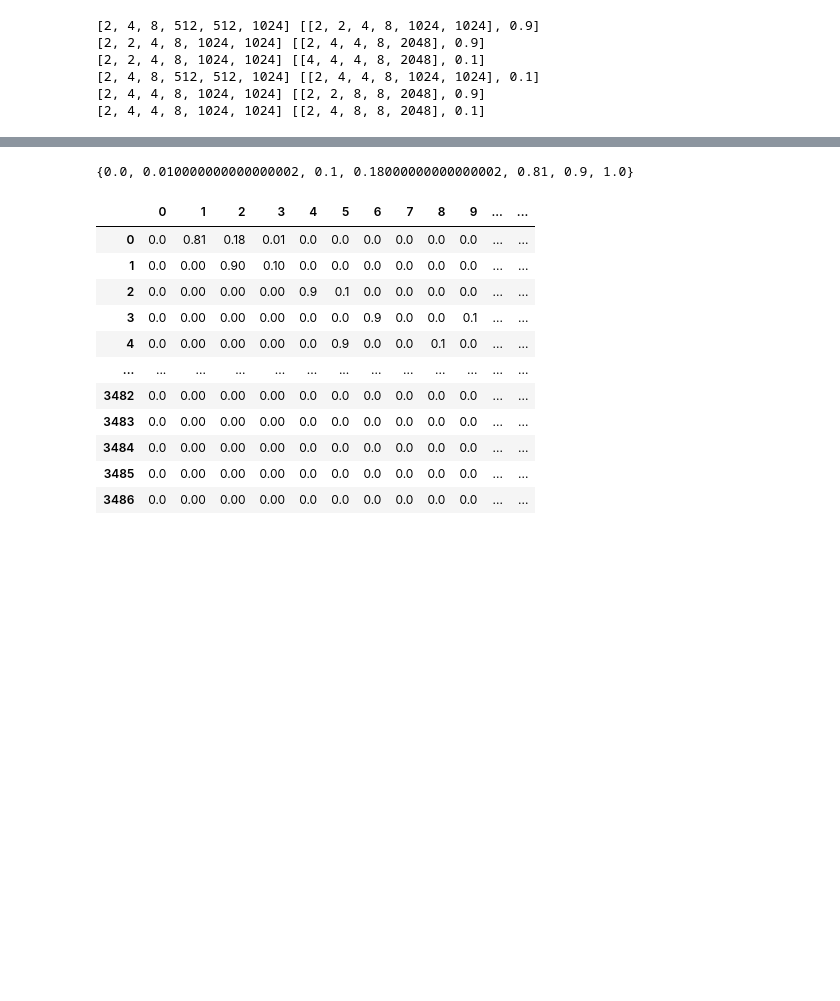
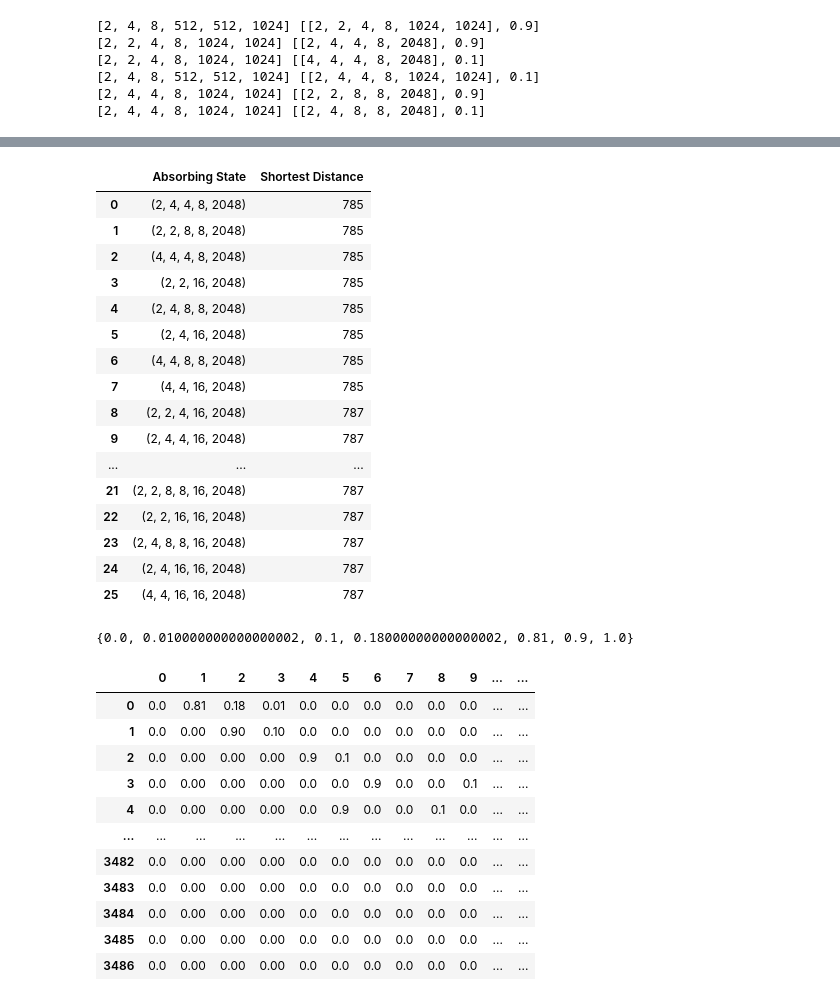
Before and after one commit to potpot1029/ESTR2018_Project, a Jupyter notebook: markov_chain.ipynb, the cells around one changed output, grey strips where cells are left out. Drawn from its saved outputs; the diff is of its cells as text; code cells hidden in the pictures; blank space fills up the shorter version.

```diff
--- a/markov_chain.ipynb
+++ b/markov_chain.ipynb
@@ -29,7 +29,7 @@ def merge_tiles(state):
 def generate_states():
     NEW_TILES = {2: 0.9, 4: 0.1}
     states = [[0], [2, 2], [2, 4], [4, 4]]
-    def helper(cur_state, no_of_two, no_of_four):
+    def helper(cur_state):
         if cur_state[-1] == 2048:
             return
         else:
@@ -195,3 +225,25 @@ generate_chain_part([2, 4, 8, 512, 512, 1024])
 [2, 4, 8, 512, 512, 1024] [[2, 4, 4, 8, 1024, 1024], 0.1]
 [2, 4, 4, 8, 1024, 1024] [[2, 2, 8, 8, 2048], 0.9]
 [2, 4, 4, 8, 1024, 1024] [[2, 4, 8, 8, 2048], 0.1]
+# %%
+def shortest_path():
+    queue = [[0]]
+    visited = []
+    distance = {tuple(state): 0 for state in states}
+    while len(queue) > 0:
+        head = queue.pop(0)
+
+        if head in visited:
+            continue
+
+        visited.append(head)
+        print("Visiting: " + str(head))
+
+        for next in next_states[tuple(head)]:
+            next_state = next[0]
+            if next_state not in visited:
+                queue.append(next_state)
+                distance[tuple(next_state)] = distance[tuple(head)] + 1
+    return distance
+# %%
+distance = shortest_path()
@@ -198,3 +288,29 @@ generate_chain_part([2, 4, 8, 512, 512, 1024])
+# %%
+shortest_to_absorbing = {state: dist for state, dist in distance.items() if state[-1] == 2048}
+# %%
+shortest_to_absorbing_df = pd.DataFrame({
+    "Absorbing State": [state for state in shortest_to_absorbing],
+    "Shortest Distance": [dist for dist in shortest_to_absorbing.values()]
+})
+shortest_to_absorbing_df
+# %% [output]
+|  | Absorbing State | Shortest Distance |
+| 0 | (2, 4, 4, 8, 2048) | 785 |
+| 1 | (2, 2, 8, 8, 2048) | 785 |
+| 2 | (4, 4, 4, 8, 2048) | 785 |
+| 3 | (2, 2, 16, 2048) | 785 |
+| 4 | (2, 4, 8, 8, 2048) | 785 |
+| 5 | (2, 4, 16, 2048) | 785 |
+| 6 | (4, 4, 8, 8, 2048) | 785 |
+| 7 | (4, 4, 16, 2048) | 785 |
+| 8 | (2, 2, 4, 16, 2048) | 787 |
+| 9 | (2, 4, 4, 16, 2048) | 787 |
+| ... | ... | ... |
+| 21 | (2, 2, 8, 8, 16, 2048) | 787 |
+| 22 | (2, 2, 16, 16, 2048) | 787 |
+| 23 | (2, 4, 8, 8, 16, 2048) | 787 |
+| 24 | (2, 4, 16, 16, 2048) | 787 |
+| 25 | (4, 4, 16, 16, 2048) | 787 |
 # %%
 def make_transition_matrix(row_states, column_states):
     transition_matrix = np.zeros((len(row_states), len(column_states)))
```
Also changed, not shown: parts of 8 cells of this notebook, 1 other file.
